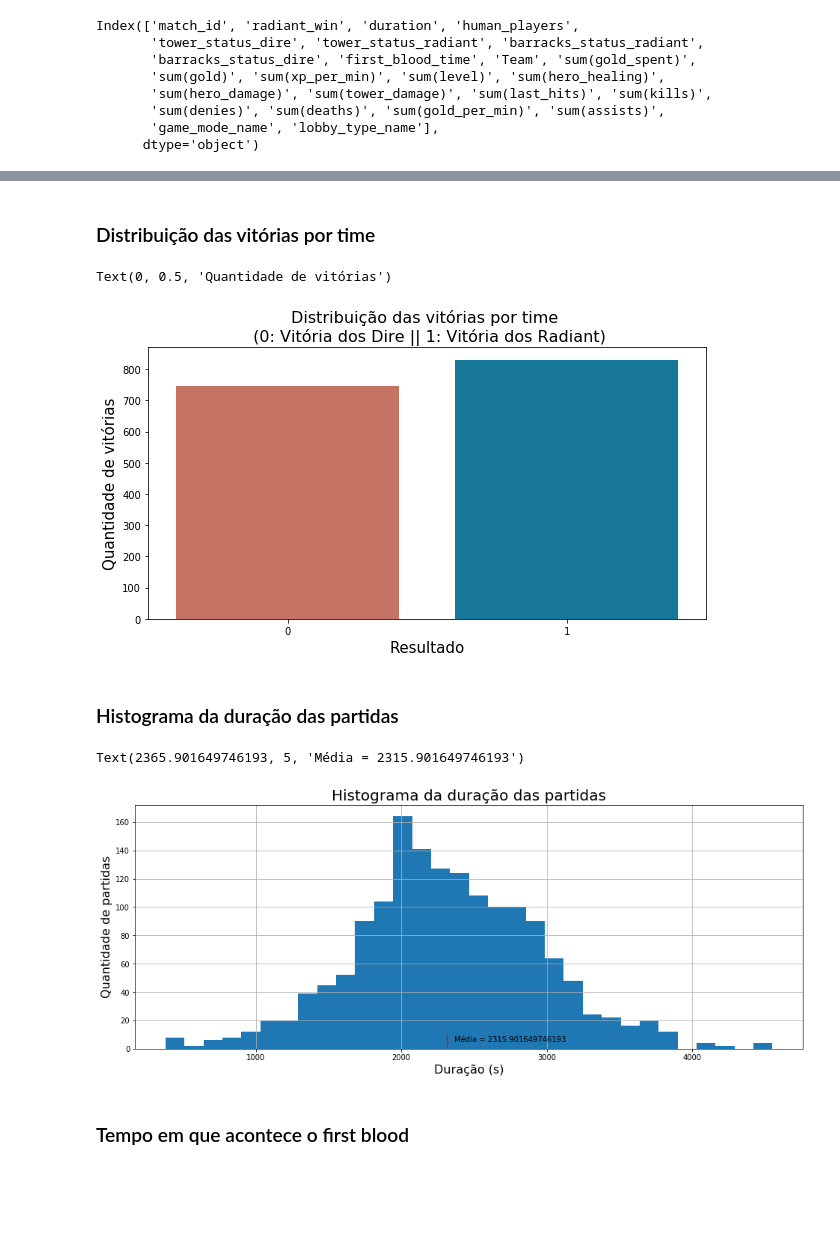
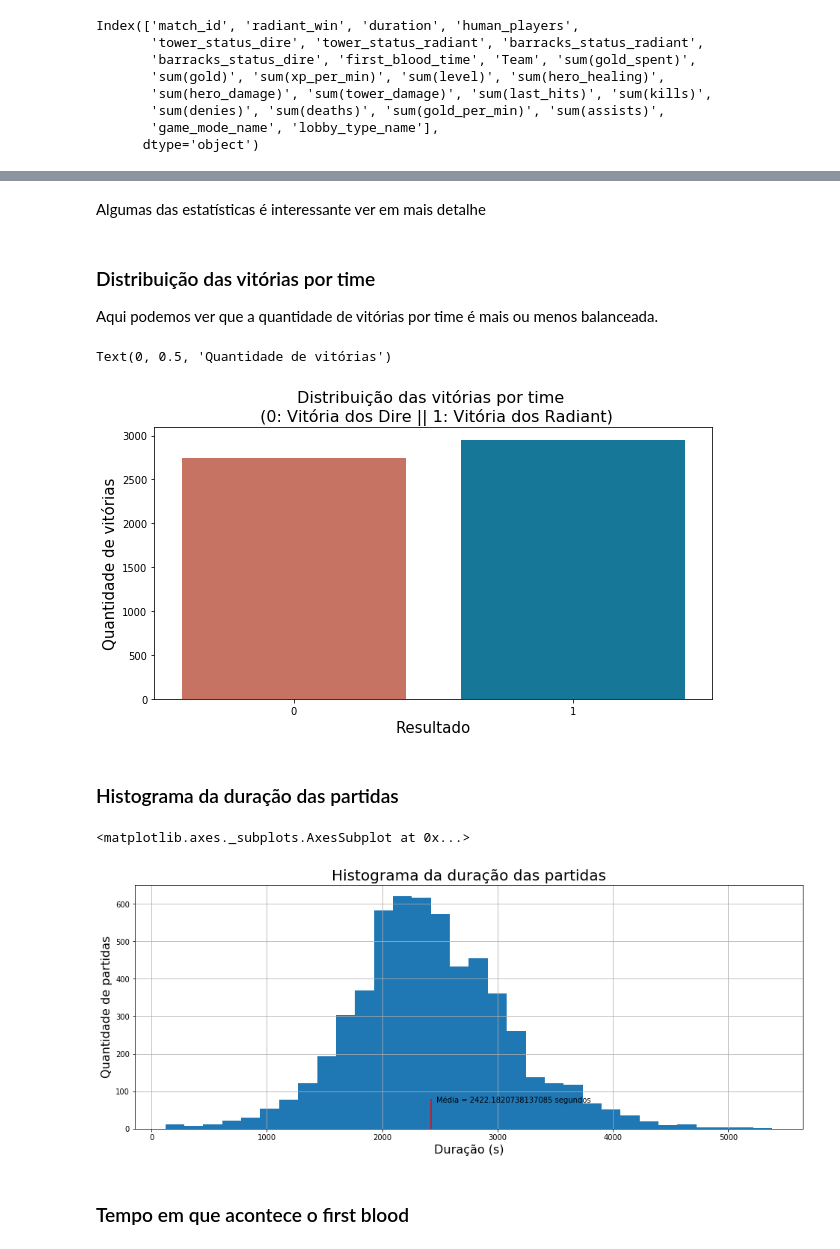
Before and after one commit to gabrielspires/Projeto-ICD, a Jupyter notebook: Projeto-ICD.ipynb, the cells around one changed output, grey strips where cells are left out. Drawn from its saved outputs; the diff is of its cells as text; code cells hidden in the pictures; blank space fills up the shorter version.

```diff
--- a/Projeto-ICD.ipynb
+++ b/Projeto-ICD.ipynb
@@ -87,7 +90,7 @@ import seaborn as sns # # Gráficos
 # %% [markdown]
 Agora precisamos fazer a conexão com o banco de dados, nesse caso estamos utilizando um banco no formato SQLite, que contém todas as tabelas que vamos utilizar.
 # %%
-conn = sqlite3.connect('dota2_791_partidas.db')
+conn = sqlite3.connect('dota2_2800_partidas.db')
 cursor = conn.cursor()
 # %% [markdown]
 Como se trata de um banco de dados relacional, precisamos verificar quais tabelas existem
@@ -159,5 +166,4 @@ Para condensar os dados em um único dataframe, para ajudar em algumas análises
 # %%
-pd.set_option('display.max_columns', 50)
 df = pd.read_sql_query('''
 SELECT *
 FROM match AS m
@@ -182,10 +188,12 @@ INNER JOIN
     FROM lobby_type
     ) as lt
 ON m.lobby_type = lt.lobby_type_id
+WHERE human_players = 10
 ''', conn)
 
 # Eliminando colunas desnecessárias (indices irrelevantes)
-df.drop(['game_mode','lobby_type','game_mode_id','lobby_type_id', 'player_match_id'], axis=1, inplace=True)
+df.drop(['game_mode','lobby_type','game_mode_id','lobby_type_id', 'player_match_id', 'human_players'], axis=1, inplace=True)
 
+pd.set_option('display.max_columns', 50)
 df.head(6)
 # %% [output]
@@ -228,5 +237,8 @@ plt.show()
-# %% [markdown]
-### Distribuição das vitórias por time
+# %% [markdown]
+Algumas das estatísticas é interessante ver em mais detalhe
+# %% [markdown]
+### Distribuição das vitórias por time
+Aqui podemos ver que a quantidade de vitórias por time é mais ou menos balanceada.
 # %%
 colors = ["#d66853", "#0081af"]
 plt.figure(figsize=(10,5))
@@ -236,19 +248,23 @@ plt.xlabel('Resultado', fontsize=15)
 plt.ylabel('Quantidade de vitórias', fontsize=15)
 # %% [output]
 Text(0, 0.5, 'Quantidade de vitórias')
-[figure, old version]
+[figure, new version]
 # %% [markdown]
 ### Histograma da duração das partidas
 # %%
 plt.xlabel('Duração (s)', fontsize=16)
 plt.ylabel('Quantidade de partidas', fontsize=16)
 plt.title('Histograma da duração das partidas', fontsize=20)
+
+media = df['duration'].mean()
+
+plt.vlines(media, 0, 80, color='red')
+plt.text(media+50, 70, 'Média = '+str(media)+' segundos')
+
 df['duration'].hist(figsize=(16,6),bins=32)
-plt.vlines(df['duration'].mean(), 0, 10, color='red')
-plt.text(df['duration'].mean()+50, 5, 'Média = '+str(df['duration'].mean()))
 # %% [output]
-Text(2365.901649746193, 5, 'Média = 2315.901649746193')
+<matplotlib.axes._subplots.AxesSubplot at 0x...>
-[figure, old version]
+[figure, new version]
 # %% [markdown]
 ### Tempo em que acontece o first blood
 # %%
```
Also changed, not shown: parts of 24 cells of this notebook.
